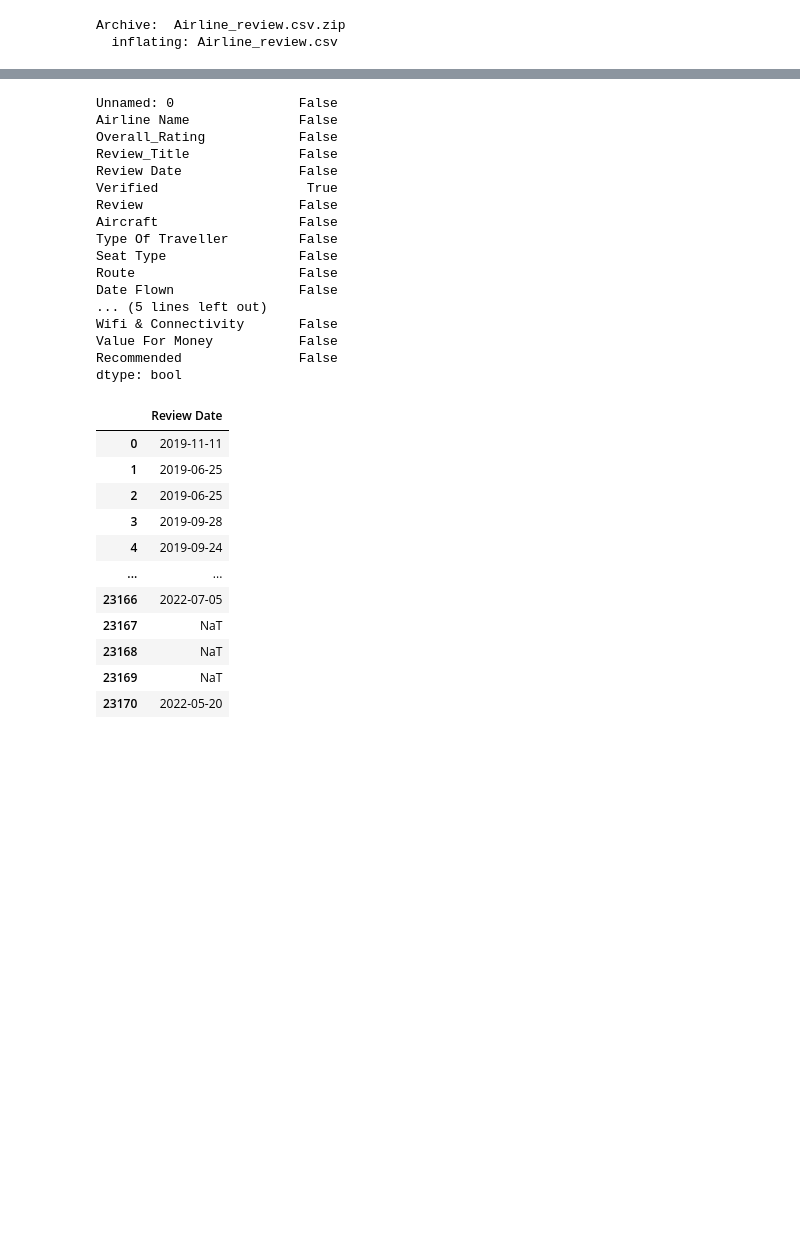
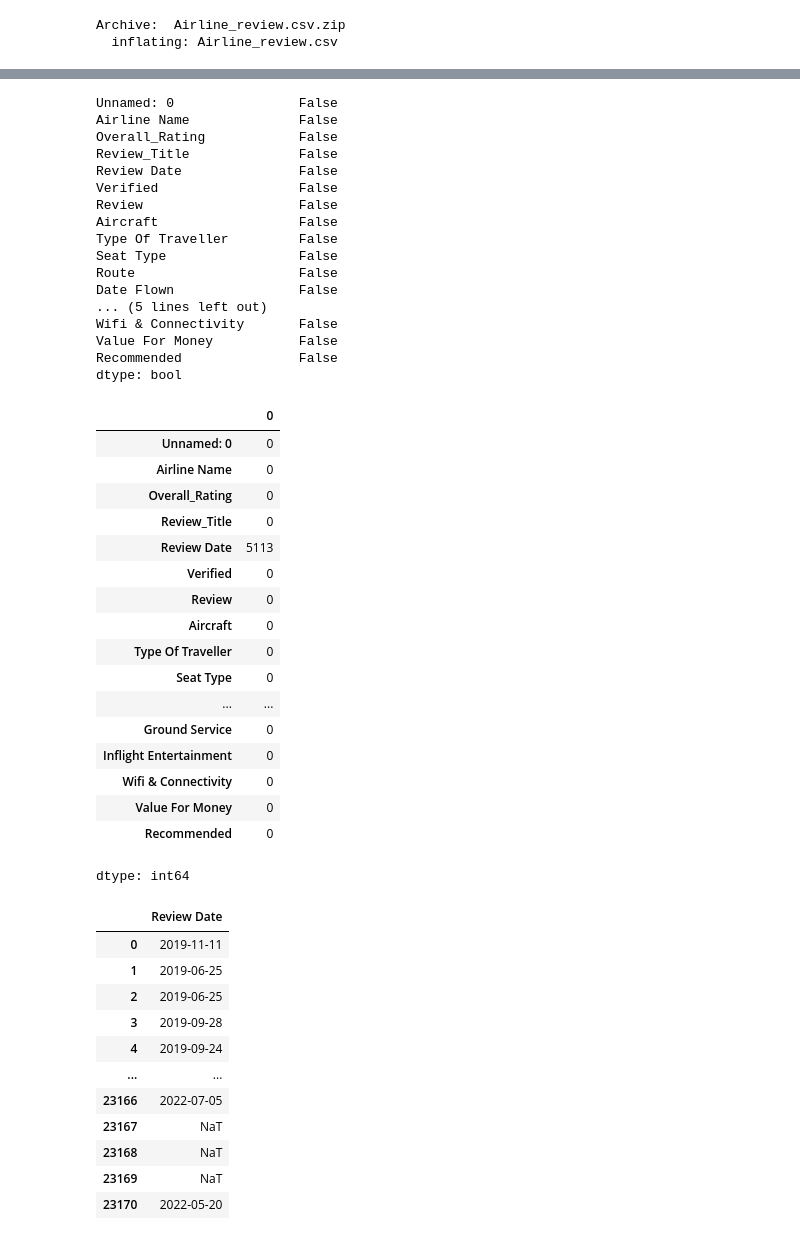
Before and after one commit to edogriba/SMBUD-2024, a Jupyter notebook: DataWrangling.ipynb, the cells around one changed output, grey strips where cells are left out. Cells and saved outputs as stored; diff of their text form; code cells hidden in the pictures; blank space fills up the shorter version.

```diff
--- a/DataWrangling.ipynb
+++ b/DataWrangling.ipynb
@@ -45,0 +50,14 @@ dtype: object
+# %%
+df.loc[df["Verified"] == True, "Verified"] = "true"
+df.loc[df["Verified"] == False, "Verified"] = "false"
+
+df.loc[df["Recommended"] == 'yes', "Recommended"] = "true"
+df.loc[df["Recommended"] == 'no', "Recommended"] = "false"
+
+for c in ["Aircraft", "Seat Type", "Route", "Type Of Traveller", "Date Flown"]:
+  df[c].fillna("Unknown", inplace =True)
+  print(c, " ok")
+
+for n in ["Seat Comfort", "Cabin Staff Service", "Food & Beverages", "Wifi & Connectivity", "Ground Service", "Inflight Entertainment", "Value For Money"]:
+  df[n].fillna("-1", inplace =True)
+  print(n, " ok")
@@ -71,7 +114,7 @@ Airline Name              False
 Overall_Rating            False
 Review_Title              False
 Review Date               False
-Verified                   True
+Verified                  False
 Review                    False
 Aircraft                  False
 Type Of Traveller         False
@@ -89,5 +129,26 @@ df.loc[df["Verified"] == False, "Verified"] = "false"
 # %%
 df["Review Date"] = pd.to_datetime(df["Review Date"], format="%dth %B %Y", errors="coerce")
+# %%
+df.isnull().sum()
+# %% [output]
+|  | 0 |
+| Unnamed: 0 | 0 |
+| Airline Name | 0 |
+| Overall_Rating | 0 |
+| Review_Title | 0 |
+| Review Date | 5113 |
+| Verified | 0 |
+| Review | 0 |
+| Aircraft | 0 |
+| Type Of Traveller | 0 |
+| Seat Type | 0 |
+| ... | ... |
+| Ground Service | 0 |
+| Inflight Entertainment | 0 |
+| Wifi & Connectivity | 0 |
+| Value For Money | 0 |
+| Recommended | 0 |
+dtype: int64
 # %%
 df.dtypes
 df['Review Date']
```
Also changed, not shown: parts of 9 cells of this notebook.
